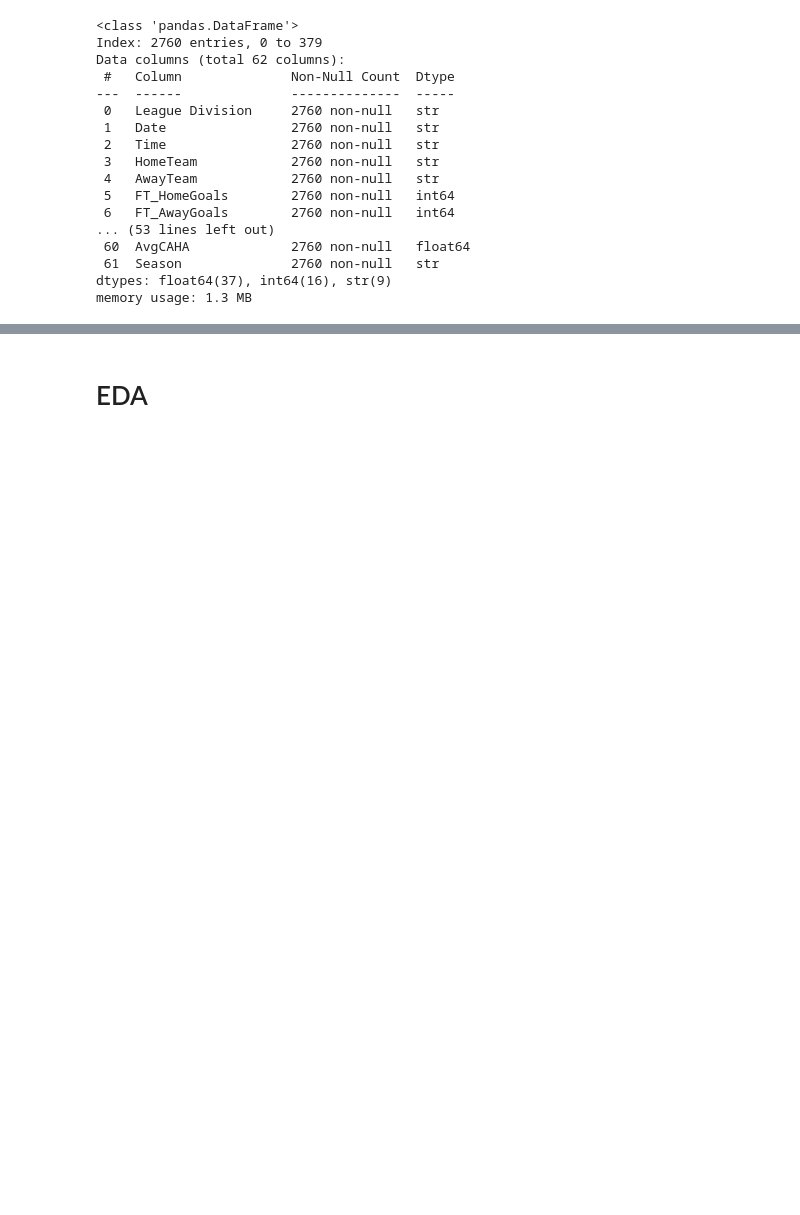
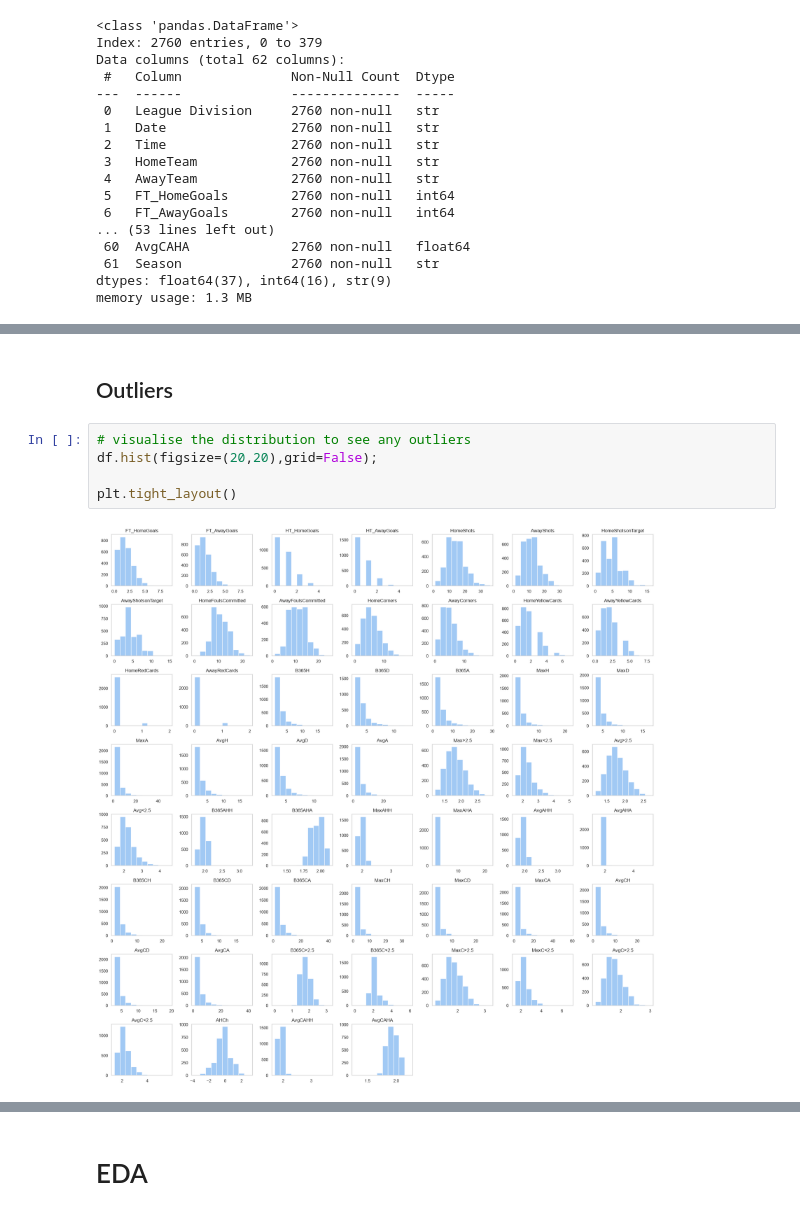
Before and after one commit to Cmay487/Premier_League_Match_Prediction, a Jupyter notebook: ApplyingProbabilityToFootball.ipynb, the cells around one changed output, grey strips where cells are left out. Drawn from its saved outputs; the diff is of its cells as text; blank space fills up the shorter version.

```diff
--- a/ApplyingProbabilityToFootball.ipynb
+++ b/ApplyingProbabilityToFootball.ipynb
@@ -136,0 +154,9 @@ memory usage: 1.3 MB
+# %% [markdown]
+## Outliers
+# %%
+# visualise the distribution to see any outliers
+df.hist(figsize=(20,20),grid=False);
+
+plt.tight_layout()
+# %% [output]
+[figure, added]
```
Also changed, not shown: parts of 20 cells of this notebook.
